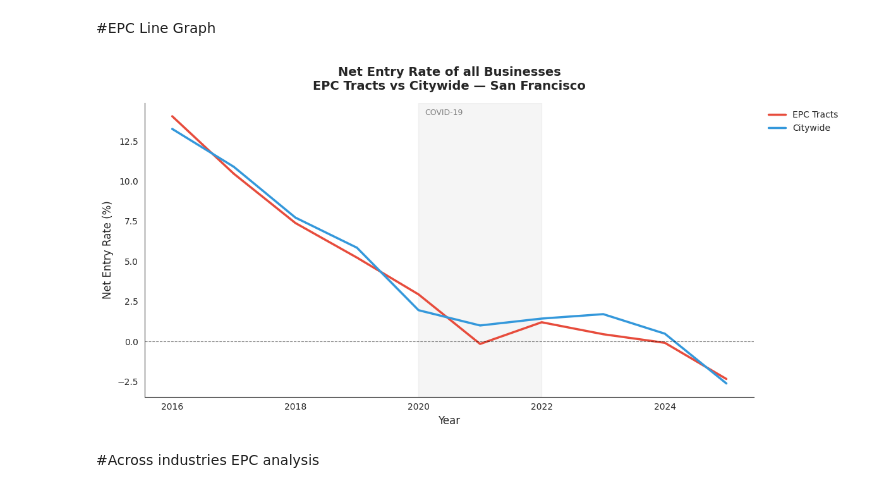
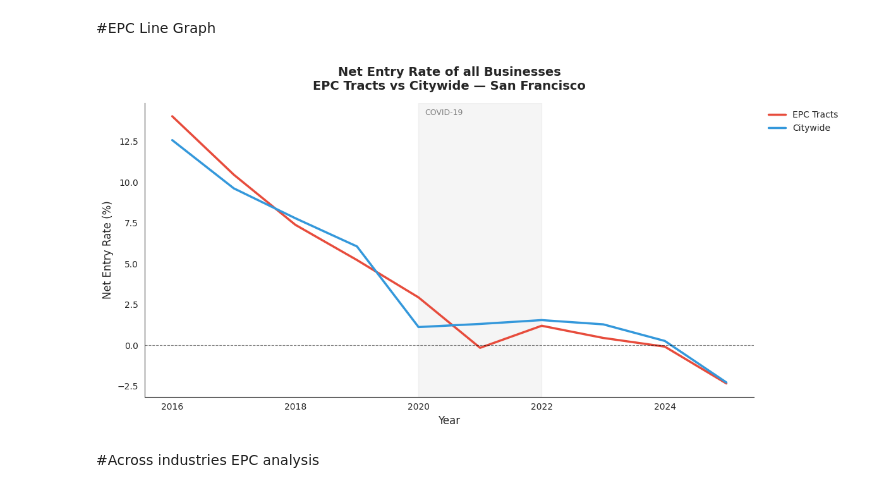
Before and after one commit to miaflynn/CYPLAN255-Final-Project, a Jupyter notebook: 03c_visualizations_net_change.ipynb, the cells around one changed output. Saved outputs shown, nothing was run; the diff lists cells and outputs as text; code cells hidden in the pictures.

```diff
--- a/03c_visualizations_net_change.ipynb
+++ b/03c_visualizations_net_change.ipynb
@@ -139,7 +139,11 @@ open_close_tracts_gdf['is_epc'] = open_close_tracts_gdf['GEOID'].isin(epc_tracts
 # %% [markdown]
 #EPC Line Graph
 # %%
-citywide_avg = open_close_tracts_gdf.groupby('year')['net_entry_rate'].mean().reset_index()
+citywide_avg = open_close_tracts_gdf.groupby('year').agg(
+    net_change=('net_change', 'sum'),
+    biz_stock=('biz_stock', 'sum')
+).reset_index()
+citywide_avg['net_entry_rate'] = (citywide_avg['net_change'] / citywide_avg['biz_stock']) * 100
 citywide_avg['comparison'] = 'Citywide'
 
 epc_only = open_close_tracts_gdf[open_close_tracts_gdf['is_epc']].copy()
@@ -150,34 +154,34 @@ plot_df = pd.concat([epc_only, citywide_avg]).reset_index(drop=True)
 fig, ax = plt.subplots(figsize=(12, 6))
 
 sns.set_style('white')
 sns.lineplot(
     plot_df,
     x='year',
     y='net_entry_rate',
     hue='comparison',
     estimator='mean',
     errorbar=None,
     linewidth=2.5,
     palette={'EPC Tracts': '#e74c3c', 'Citywide': '#3498db'},
     ax=ax
 )
 
 ax.axhline(0, color='black', linewidth=0.8, linestyle='--', alpha=0.5)
 ax.axvspan(2020, 2022, alpha=0.08, color='gray')
 ax.text(2020.1, ax.get_ylim()[1] * 0.95, 'COVID-19', fontsize=9, color='gray')
 
 ax.set_xlabel('Year', fontsize=12)
 ax.set_ylabel('Net Entry Rate (%)', fontsize=12)
 ax.set_title(f'Net Entry Rate of {naics_name} Businesses\nEPC Tracts vs Citywide — San Francisco',
              fontsize=14, fontweight='bold', pad=15)
 
 ax.legend(title=None, bbox_to_anchor=(1.01, 1), loc='upper left', frameon=False)
 
 sns.despine()
 plt.tight_layout()
 plt.show()
 # %% [output]
-[figure, old version]
+[figure, new version]
 # %% [markdown]
 #Across industries EPC analysis
 # %%
```
Also changed, not shown: parts of 3 cells of this notebook.
